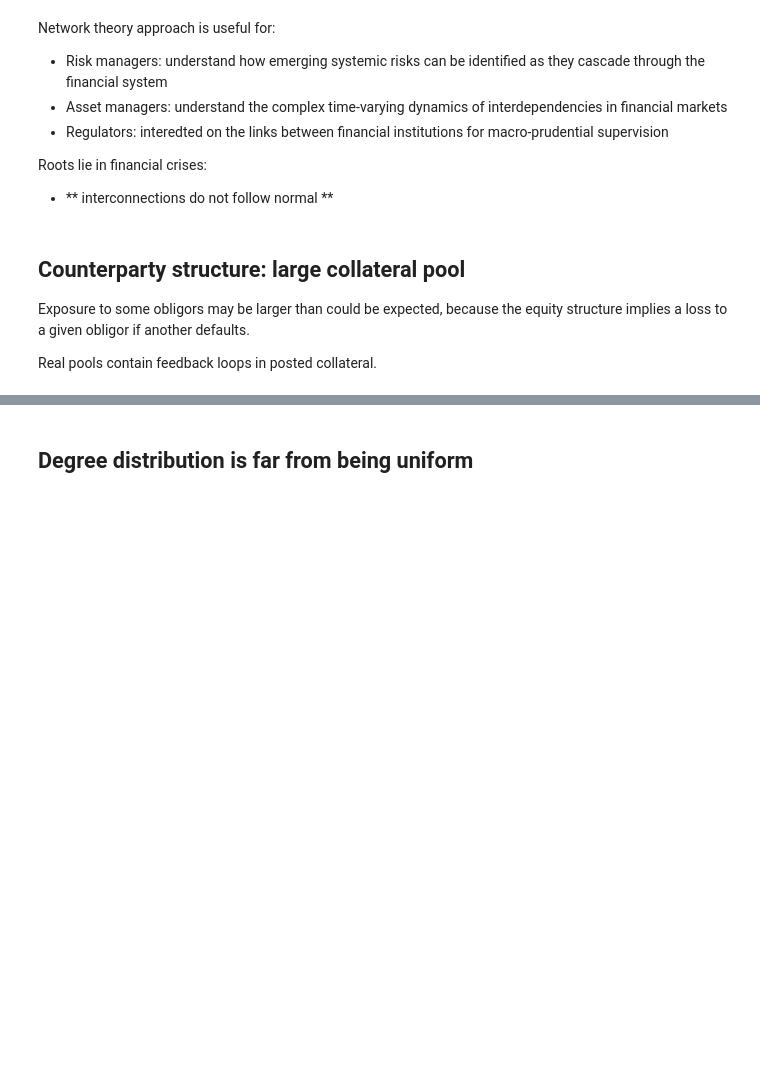
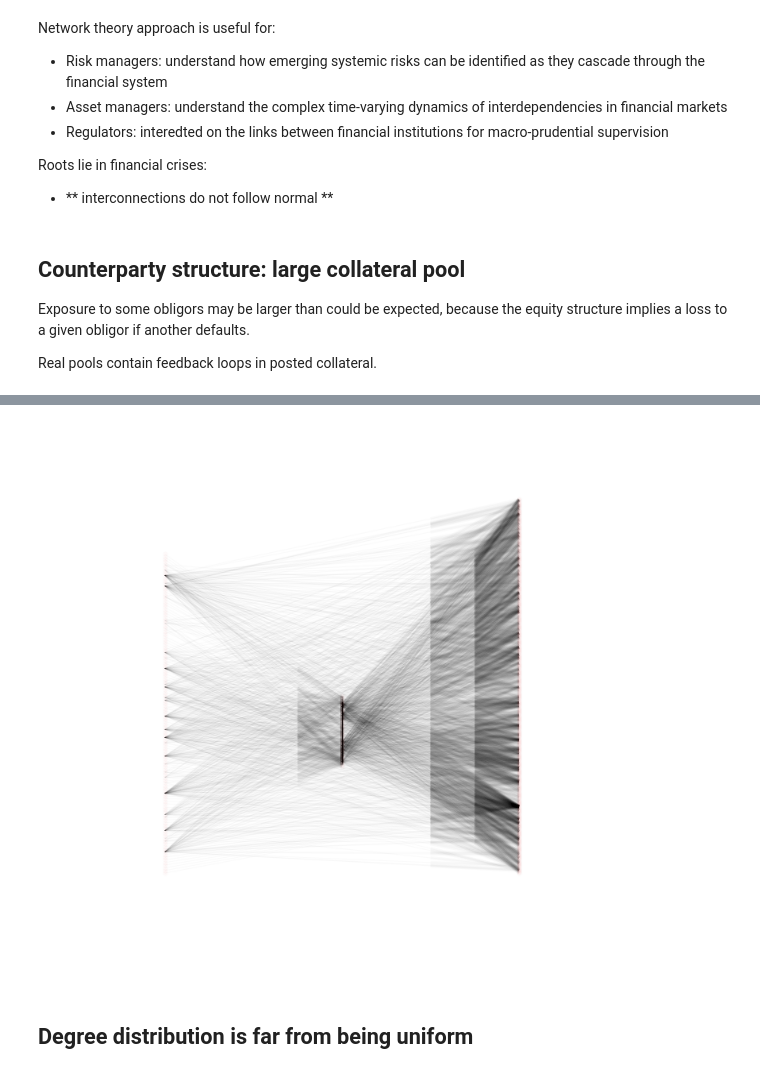
Before and after one commit to mvaz/FPQ2016, a Jupyter notebook: slides_fpq2016.ipynb, the cells around one changed output, grey strips where cells are left out. Drawn from its saved outputs; the diff is of its cells as text; code cells hidden in the pictures; blank space fills up the shorter version.

```diff
--- a/slides_fpq2016.ipynb
+++ b/slides_fpq2016.ipynb
@@ -431,3 +426,10 @@ nx.draw(credit_net, pos=pos, alpha=0.02, node_size=20)
+# %%
+%matplotlib inline
+
+fig, ax = plt.subplots(figsize=(12,12))
+nx.draw(credit_net, pos=pos, alpha=0.02, node_size=30, ax=ax)
+# %% [output]
+[figure, added]
 # %% [markdown]
 ## Degree distribution is far from being uniform
 # %%
```
Also changed, not shown: parts of 29 cells of this notebook, 3 other files.
